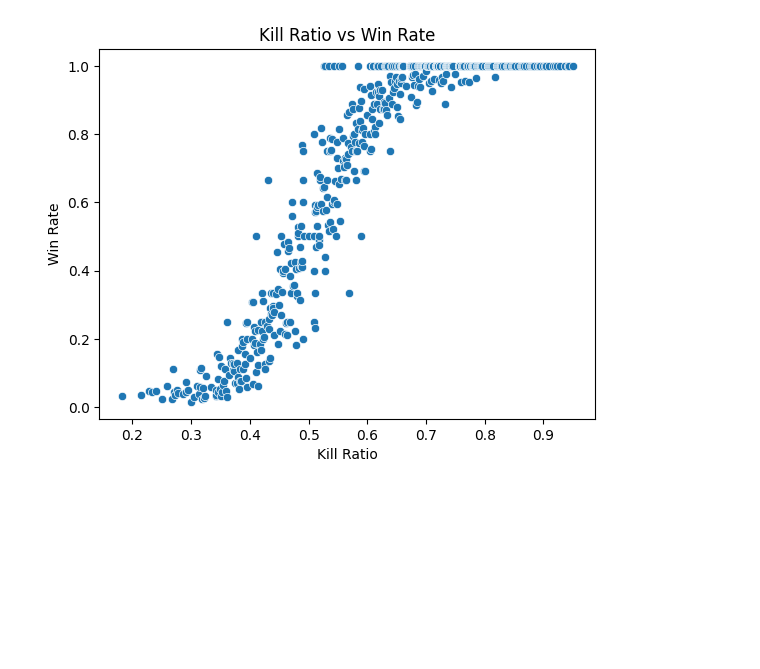
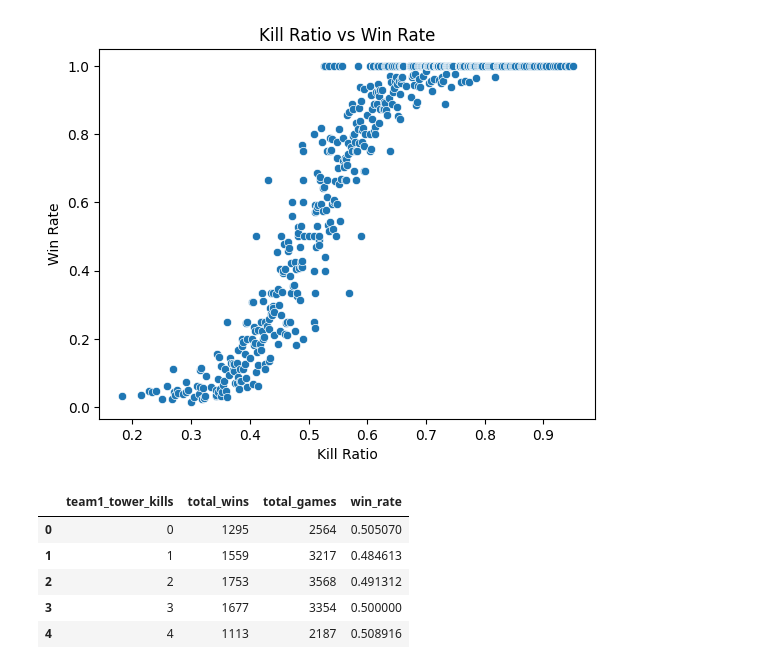
Before and after one commit to SJ-Yu-99/cmsc320final.github.io, a Jupyter notebook: cmsc320final.ipynb, the cells around one changed output. Saved outputs shown, nothing was run; the diff lists cells and outputs as text; code cells hidden in the pictures; blank space fills up the shorter version.

```diff
--- a/cmsc320final.ipynb
+++ b/cmsc320final.ipynb
@@ -437,3 +438,25 @@ ax.set(xlabel='Kill Ratio', ylabel='Win Rate', title='Kill Ratio vs Win Rate')
  Text(0, 0.5, 'Win Rate'),
  Text(0.5, 1.0, 'Kill Ratio vs Win Rate')]
 [figure]
+# %%
+df_tower = df[['team1_tower_kills', 'team1_win', 'team2_tower_kills', 'team2_win']].copy()
+
+# Get the total number of matches for each tower_kill value
+team1_tower_kills = df_tower['team1_tower_kills'].value_counts()
+team2_tower_kills = df_tower['team2_tower_kills'].value_counts()
+tower_kills_count = team1_tower_kills.add(team2_tower_kills, fill_value=0)
+
+# Calculate the win rate for each tower_kill
+df_tower['total_wins'] = df_tower.apply(lambda row: row['team1_win'] + row['team2_win'], axis=1)
+df_tower = df_tower.groupby('team1_tower_kills')['total_wins'].sum().reset_index()
+df_tower['total_games'] = df_tower.apply(lambda row: tower_kills_count[row['team1_tower_kills']], axis=1)
+df_tower['win_rate'] = df_tower.apply(lambda row: row['total_wins'] / row['total_games'], axis=1)
+
+df_tower.head()
+# %% [output]
+|  | team1_tower_kills | total_wins | total_games | win_rate |
+| 0 | 0 | 1295 | 2564 | 0.505070 |
+| 1 | 1 | 1559 | 3217 | 0.484613 |
+| 2 | 2 | 1753 | 3568 | 0.491312 |
+| 3 | 3 | 1677 | 3354 | 0.500000 |
+| 4 | 4 | 1113 | 2187 | 0.508916 |
```
Also changed, not shown: parts of 4 cells of this notebook.
